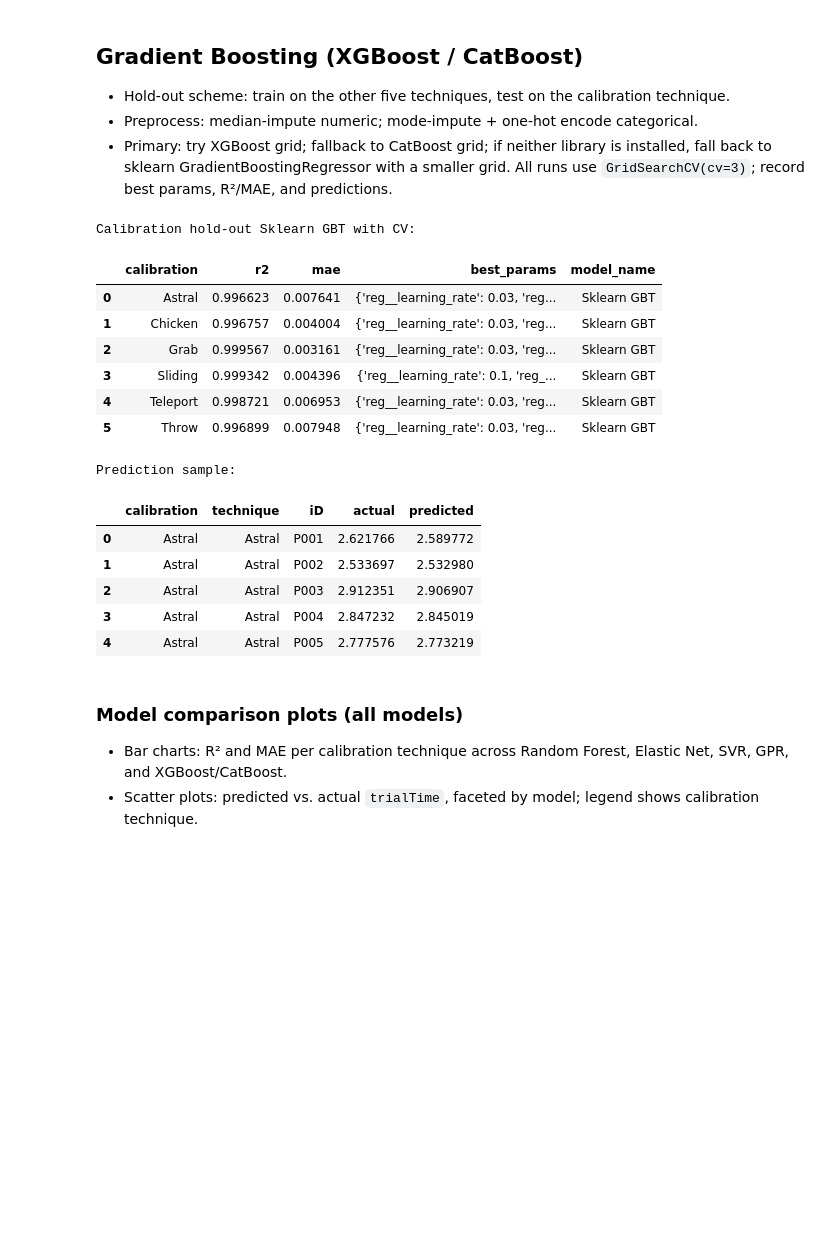
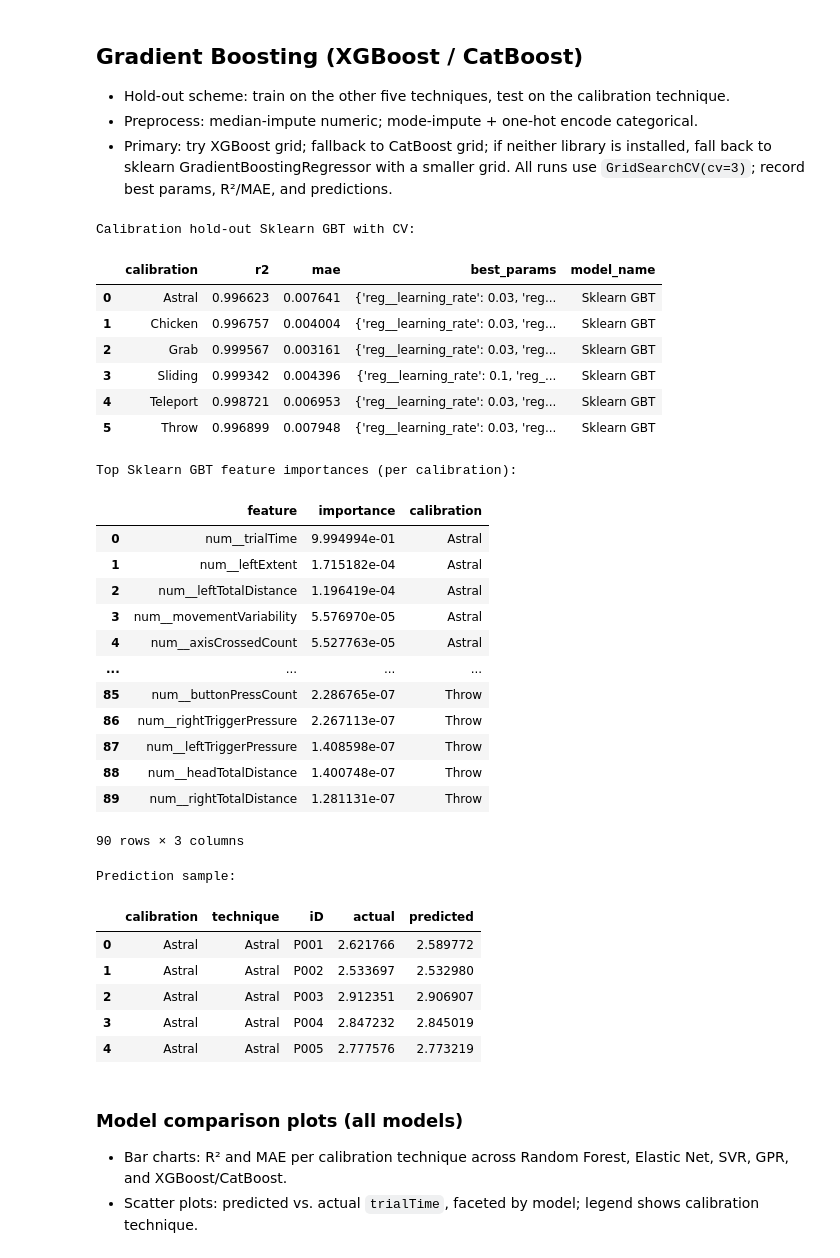
Before and after one commit to A-l-an/IOTA5002-Data-driven-Modeling-Final, a Jupyter notebook: data_cleaning.ipynb, the cells around one changed output. Cells and saved outputs as stored; diff of their text form; code cells hidden in the pictures; blank space fills up the shorter version.

```diff
--- a/data_cleaning.ipynb
+++ b/data_cleaning.ipynb
@@ -1068,6 +1068,7 @@ Prediction sample:
 boost_results = []
 boost_prediction_rows = []
 boost_cv_rows = []
+boost_importance_rows = []
 
 try:
     from xgboost import XGBRegressor
@@ -1109,6 +1110,10 @@ except ImportError:
             "reg__max_depth": [3, 5],
             "reg__subsample": [0.8, 1.0],
         }
+
+techniques = sorted(clean_df["technique"].dropna().unique())
+target_col = target_col_name
+base_feature_cols = select_base_features(clean_df, target_col)
 
 for calibration_tech in techniques:
     train_df = clean_df[clean_df["technique"] != calibration_tech].dropna(subset=[target_col])
@@ -1157,46 +1162,76 @@ for calibration_tech in techniques:
         }
     )
 
+    fi_df = extract_feature_importances(search, "reg")
+    if fi_df is not None:
+        boost_importance_rows.append(fi_df.assign(calibration=calibration_tech))
+
     cv_df = pd.DataFrame(search.cv_results_)
     param_cols = [c for c in cv_df.columns if c.startswith("param_")]
     boost_cv_rows.append(cv_df[param_cols + ["mean_test_score"]].assign(calibration=calibration_tech, model=boost_model_name))
 
     boost_prediction_rows.append(
         pd.DataFrame(
             {
                 "calibration": calibration_tech,
                 "technique": test_df["technique"].values,
                 "iD": test_df["iD"].values,
                 "actual": y_test.values,
                 "predicted": preds,
             }
         )
     )
 
 boost_summary = pd.DataFrame(boost_results).sort_values("calibration").reset_index(drop=True)
 boost_predictions = pd.concat(boost_prediction_rows, ignore_index=True)
 boost_cv_results = pd.concat(boost_cv_rows, ignore_index=True).assign(model=boost_model_name)
 
 print(f"Calibration hold-out {boost_model_name} with CV:")
 display(boost_summary)
+
+if boost_importance_rows:
+    boost_feature_importances = pd.concat(boost_importance_rows, ignore_index=True)
+    print(f"Top {boost_model_name} feature importances (per calibration):")
+    display(
+        boost_feature_importances
+        .sort_values(["calibration", "importance"], ascending=[True, False])
+        .groupby("calibration")
+        .head(15)
+        .reset_index(drop=True)
+    )
+
 print("Prediction sample:")
 display(boost_predictions.head())
 # %% [output]
 Calibration hold-out Sklearn GBT with CV:
 |  | calibration | r2 | mae | best_params | model_name |
 | 0 | Astral | 0.996623 | 0.007641 | {'reg__learning_rate': 0.03, 'reg... | Sklearn GBT |
 | 1 | Chicken | 0.996757 | 0.004004 | {'reg__learning_rate': 0.03, 'reg... | Sklearn GBT |
 | 2 | Grab | 0.999567 | 0.003161 | {'reg__learning_rate': 0.03, 'reg... | Sklearn GBT |
 | 3 | Sliding | 0.999342 | 0.004396 | {'reg__learning_rate': 0.1, 'reg_... | Sklearn GBT |
 | 4 | Teleport | 0.998721 | 0.006953 | {'reg__learning_rate': 0.03, 'reg... | Sklearn GBT |
 | 5 | Throw | 0.996899 | 0.007948 | {'reg__learning_rate': 0.03, 'reg... | Sklearn GBT |
-Prediction sample:
+Top Sklearn GBT feature importances (per calibration):
-|  | calibration | technique | iD | actual | predicted |
-| 0 | Astral | Astral | P001 | 2.621766 | 2.589772 |
-| 1 | Astral | Astral | P002 | 2.533697 | 2.532980 |
-| 2 | Astral | Astral | P003 | 2.912351 | 2.906907 |
-| 3 | Astral | Astral | P004 | 2.847232 | 2.845019 |
-| 4 | Astral | Astral | P005 | 2.777576 | 2.773219 |
+|  | feature | importance | calibration |
+| 0 | num__trialTime | 9.994994e-01 | Astral |
+| 1 | num__leftExtent | 1.715182e-04 | Astral |
+| 2 | num__leftTotalDistance | 1.196419e-04 | Astral |
+| 3 | num__movementVariability | 5.576970e-05 | Astral |
+| 4 | num__axisCrossedCount | 5.527763e-05 | Astral |
+| ... | ... | ... | ... |
+| 85 | num__buttonPressCount | 2.286765e-07 | Throw |
+| 86 | num__rightTriggerPressure | 2.267113e-07 | Throw |
+| 87 | num__leftTriggerPressure | 1.408598e-07 | Throw |
+| 88 | num__headTotalDistance | 1.400748e-07 | Throw |
+| 89 | num__rightTotalDistance | 1.281131e-07 | Throw |
+90 rows × 3 columns
+Prediction sample:
+|  | calibration | technique | iD | actual | predicted |
+| 0 | Astral | Astral | P001 | 2.621766 | 2.589772 |
+| 1 | Astral | Astral | P002 | 2.533697 | 2.532980 |
+| 2 | Astral | Astral | P003 | 2.912351 | 2.906907 |
+| 3 | Astral | Astral | P004 | 2.847232 | 2.845019 |
+| 4 | Astral | Astral | P005 | 2.777576 | 2.773219 |
 # %% [markdown]
 ### Model comparison plots (all models)
 - Bar charts: R² and MAE per calibration technique across Random Forest, Elastic Net, SVR, GPR, and XGBoost/CatBoost.
```
